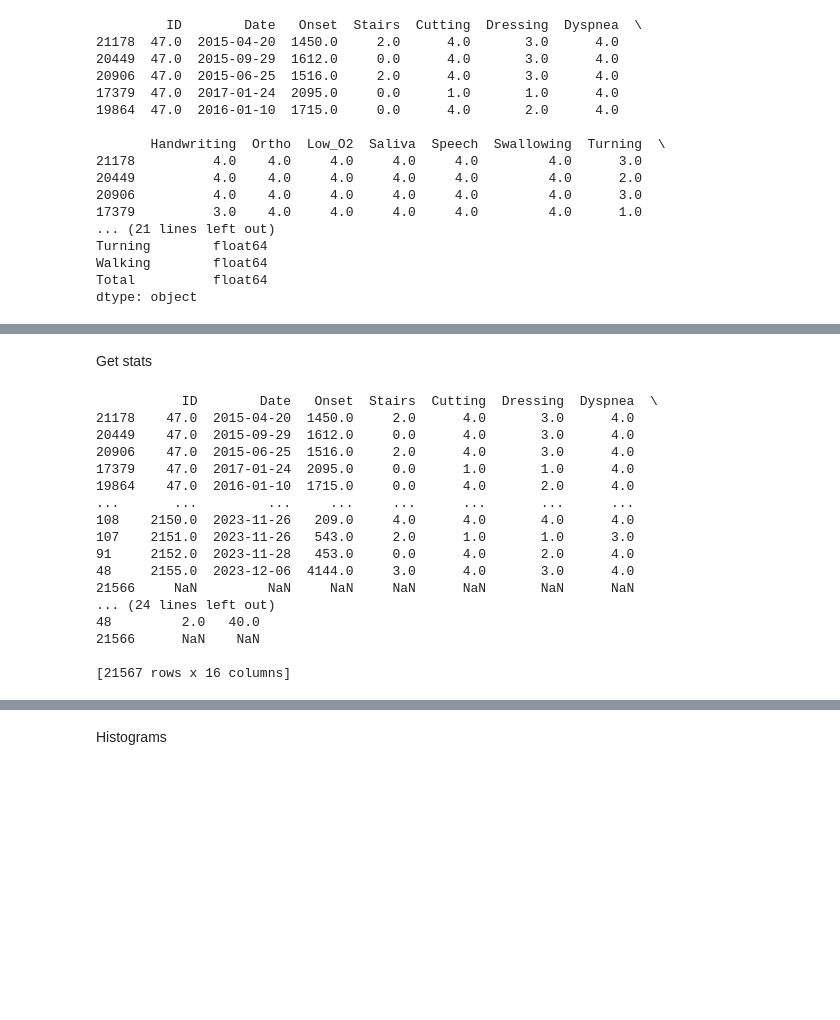
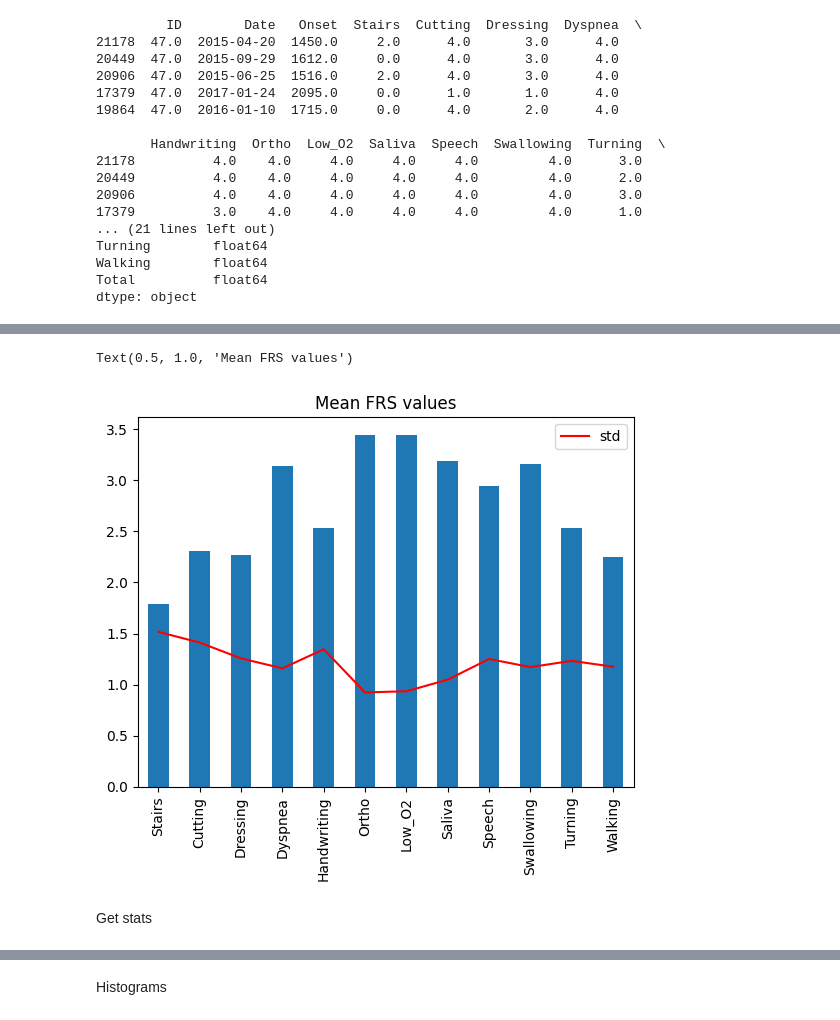
Before and after one commit to cliffeby/tdi, a Jupyter notebook: FRS.ipynb, the cells around one changed output, grey strips where cells are left out. Cells and saved outputs as stored; diff of their text form; code cells hidden in the pictures; blank space fills up the shorter version.

```diff
--- a/FRS.ipynb
+++ b/FRS.ipynb
@@ -54,22 +64,14 @@ dtype: object
+# %%
+dfreduced = df[['Stairs', 'Cutting', 'Dressing', 'Dyspnea', 'Handwriting', 'Ortho',
+         'Low_O2', 'Saliva', 'Speech', 'Swallowing', 'Turning', 'Walking']]  # Reduce df to FRS values only
+
+dfreduced.mean().plot(kind='bar')  # mean FRS values as bars
+dfreduced.std().plot(kind='line', color= 'red', label = 'std') # standard deviation as line
+plt.legend()
+plt.xticks(rotation=90)
+plt.title('Mean FRS values')
+# %% [output]
+Text(0.5, 1.0, 'Mean FRS values')
+[figure, added]
 # %% [markdown]
 Get stats
-# %%
-print(df)
-# %% [output]
-           ID        Date   Onset  Stairs  Cutting  Dressing  Dyspnea  \
-21178    47.0  2015-04-20  1450.0     2.0      4.0       3.0      4.0
-20449    47.0  2015-09-29  1612.0     0.0      4.0       3.0      4.0
-20906    47.0  2015-06-25  1516.0     2.0      4.0       3.0      4.0
-17379    47.0  2017-01-24  2095.0     0.0      1.0       1.0      4.0
-19864    47.0  2016-01-10  1715.0     0.0      4.0       2.0      4.0
-...       ...         ...     ...     ...      ...       ...      ...
-108    2150.0  2023-11-26   209.0     4.0      4.0       4.0      4.0
-107    2151.0  2023-11-26   543.0     2.0      1.0       1.0      3.0
-91     2152.0  2023-11-28   453.0     0.0      4.0       2.0      4.0
-48     2155.0  2023-12-06  4144.0     3.0      4.0       3.0      4.0
-21566     NaN         NaN     NaN     NaN      NaN       NaN      NaN
-... (24 lines left out)
-48         2.0   40.0
-21566      NaN    NaN
-
-[21567 rows x 16 columns]
```
Also changed, not shown: parts of 15 cells of this notebook, 6 other files.
